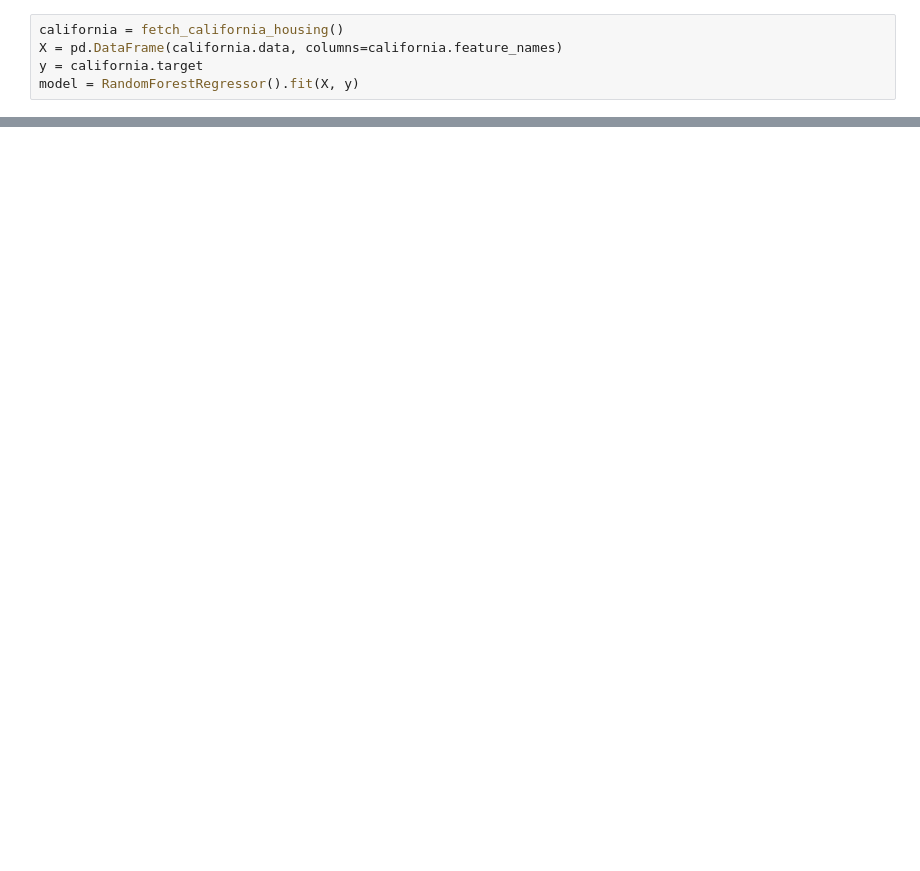
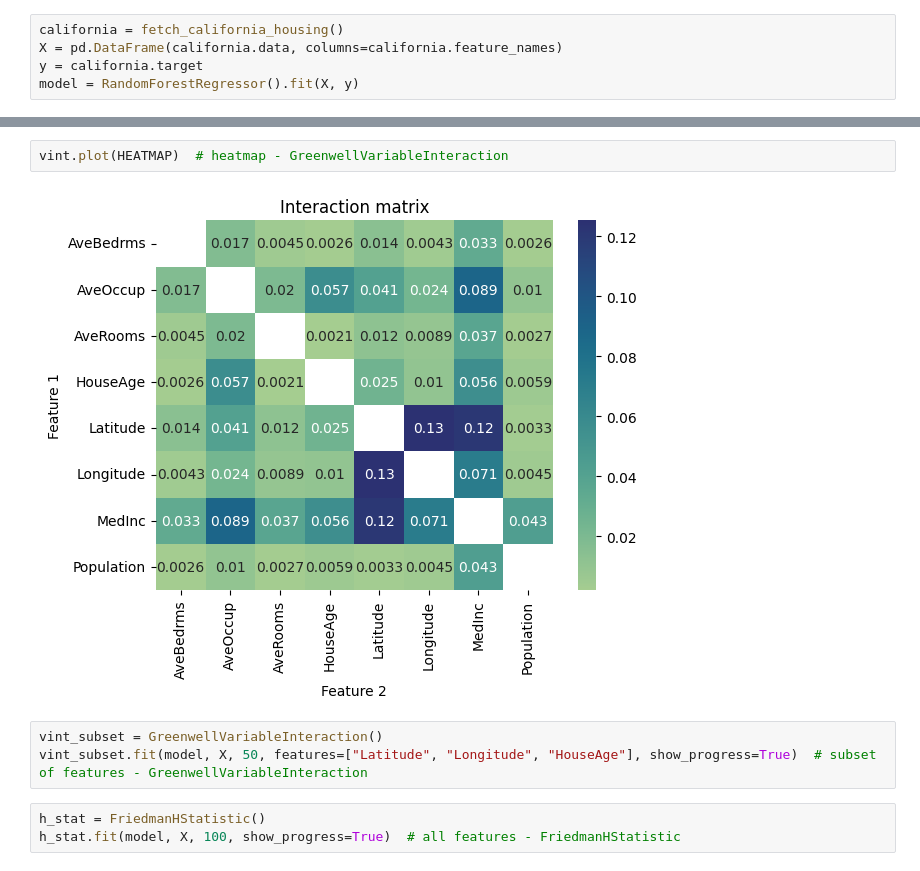
Before and after one commit to pyartemis/artemis, a Jupyter notebook: experiments/h_statistic_experiments.ipynb, the cells around one changed output, grey strips where cells are left out. Drawn from its saved outputs; the diff is of its cells as text; blank space fills up the shorter version.

```diff
--- a/experiments/h_statistic_experiments.ipynb
+++ b/experiments/h_statistic_experiments.ipynb
@@ -18,0 +24,10 @@ vint.plot()
+# %%
+vint.plot(HEATMAP)  # heatmap - GreenwellVariableInteraction
+# %% [output]
+[figure, added]
+# %%
+vint_subset = GreenwellVariableInteraction()
+vint_subset.fit(model, X, 50, features=["Latitude", "Longitude", "HouseAge"], show_progress=True)  # subset of features - GreenwellVariableInteraction
+# %%
+h_stat = FriedmanHStatistic()
+h_stat.fit(model, X, 100, show_progress=True)  # all features - FriedmanHStatistic
```
Also changed, not shown: parts of 10 cells of this notebook, 15 other files.
